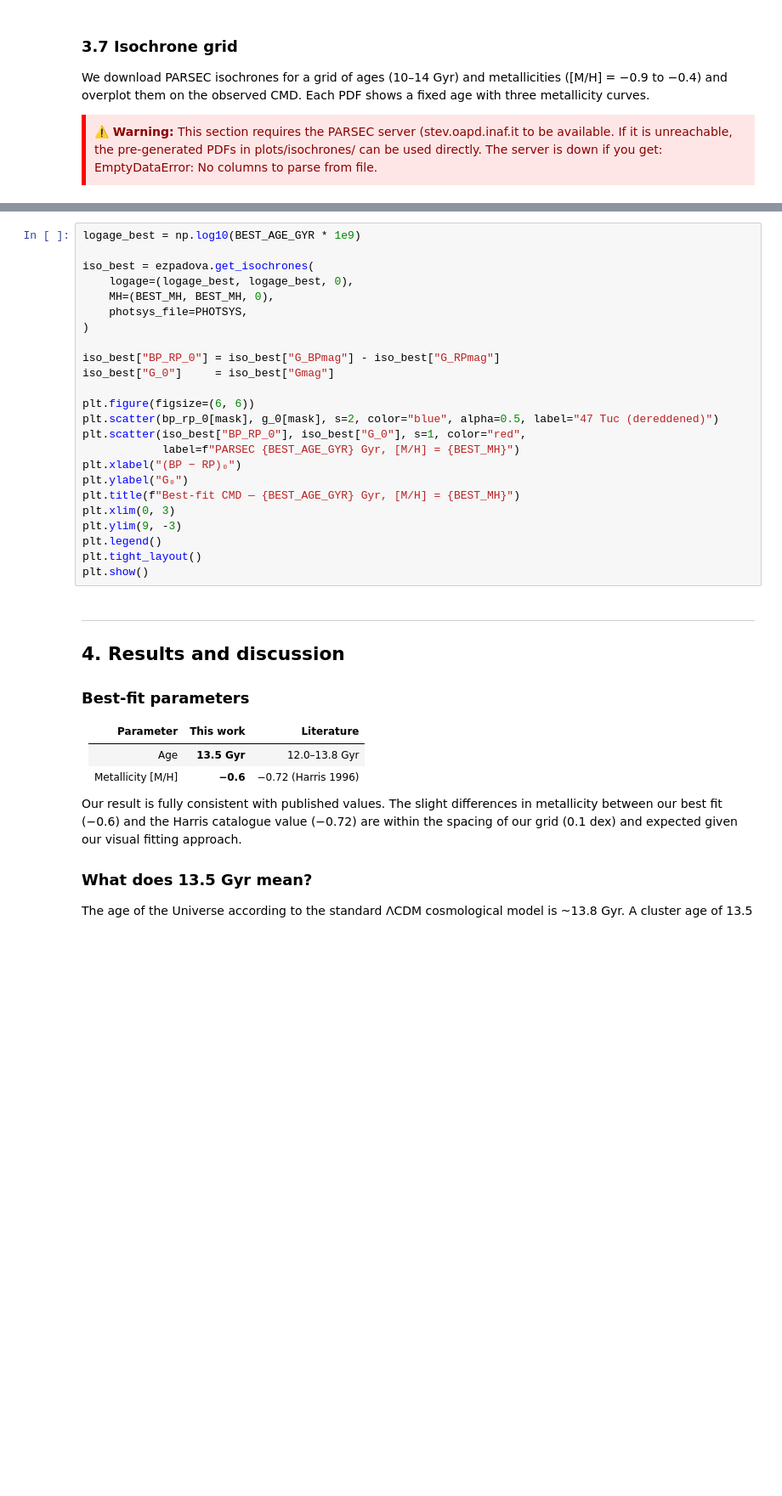
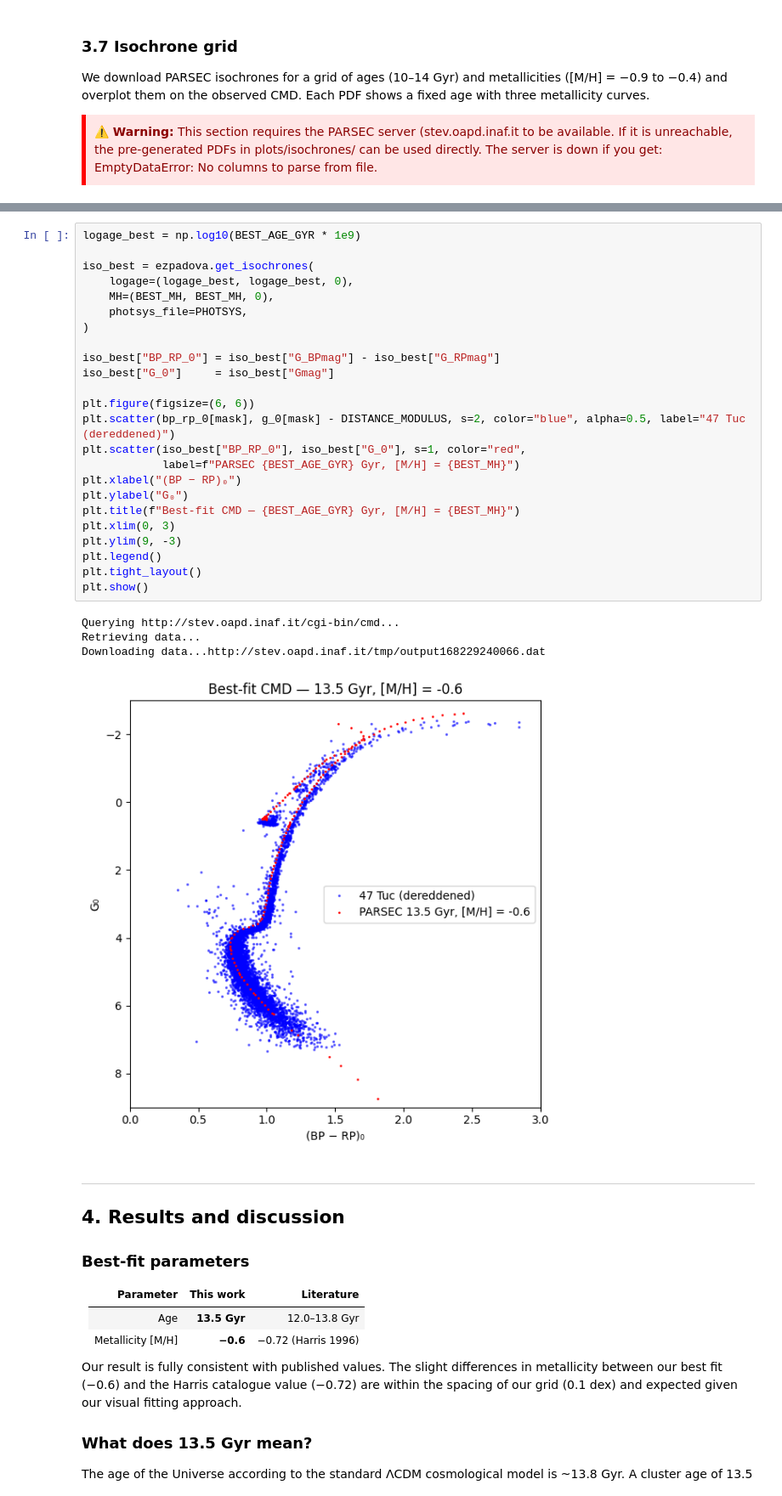
Before and after one commit to xVilas/globular-cluster-age-47tuc, a Jupyter notebook: 47tuc_age_estimation.ipynb, the cells around one changed output, grey strips where cells are left out. Shown at 85% size. Drawn from its saved outputs; the diff is of its cells as text; blank space fills up the shorter version.

```diff
--- a/47tuc_age_estimation.ipynb
+++ b/47tuc_age_estimation.ipynb
@@ -334,27 +337,32 @@ The code cell below generates this plot when the PARSEC server is available:
 # %%
 logage_best = np.log10(BEST_AGE_GYR * 1e9)
 
 iso_best = ezpadova.get_isochrones(
     logage=(logage_best, logage_best, 0),
     MH=(BEST_MH, BEST_MH, 0),
     photsys_file=PHOTSYS,
 )
 
 iso_best["BP_RP_0"] = iso_best["G_BPmag"] - iso_best["G_RPmag"]
 iso_best["G_0"]     = iso_best["Gmag"]
 
 plt.figure(figsize=(6, 6))
-plt.scatter(bp_rp_0[mask], g_0[mask], s=2, color="blue", alpha=0.5, label="47 Tuc (dereddened)")
+plt.scatter(bp_rp_0[mask], g_0[mask] - DISTANCE_MODULUS, s=2, color="blue", alpha=0.5, label="47 Tuc (dereddened)")
 plt.scatter(iso_best["BP_RP_0"], iso_best["G_0"], s=1, color="red",
             label=f"PARSEC {BEST_AGE_GYR} Gyr, [M/H] = {BEST_MH}")
 plt.xlabel("(BP − RP)₀")
 plt.ylabel("G₀")
 plt.title(f"Best-fit CMD — {BEST_AGE_GYR} Gyr, [M/H] = {BEST_MH}")
 plt.xlim(0, 3)
 plt.ylim(9, -3)
 plt.legend()
 plt.tight_layout()
 plt.show()
+# %% [output]
+Querying http://stev.oapd.inaf.it/cgi-bin/cmd...
+Retrieving data...
+Downloading data...http://stev.oapd.inaf.it/tmp/output168229240066.dat
+[figure, added]
 # %% [markdown]
 ---
 
```
Also changed, not shown: parts of 1 cell of this notebook, 1 other file.
